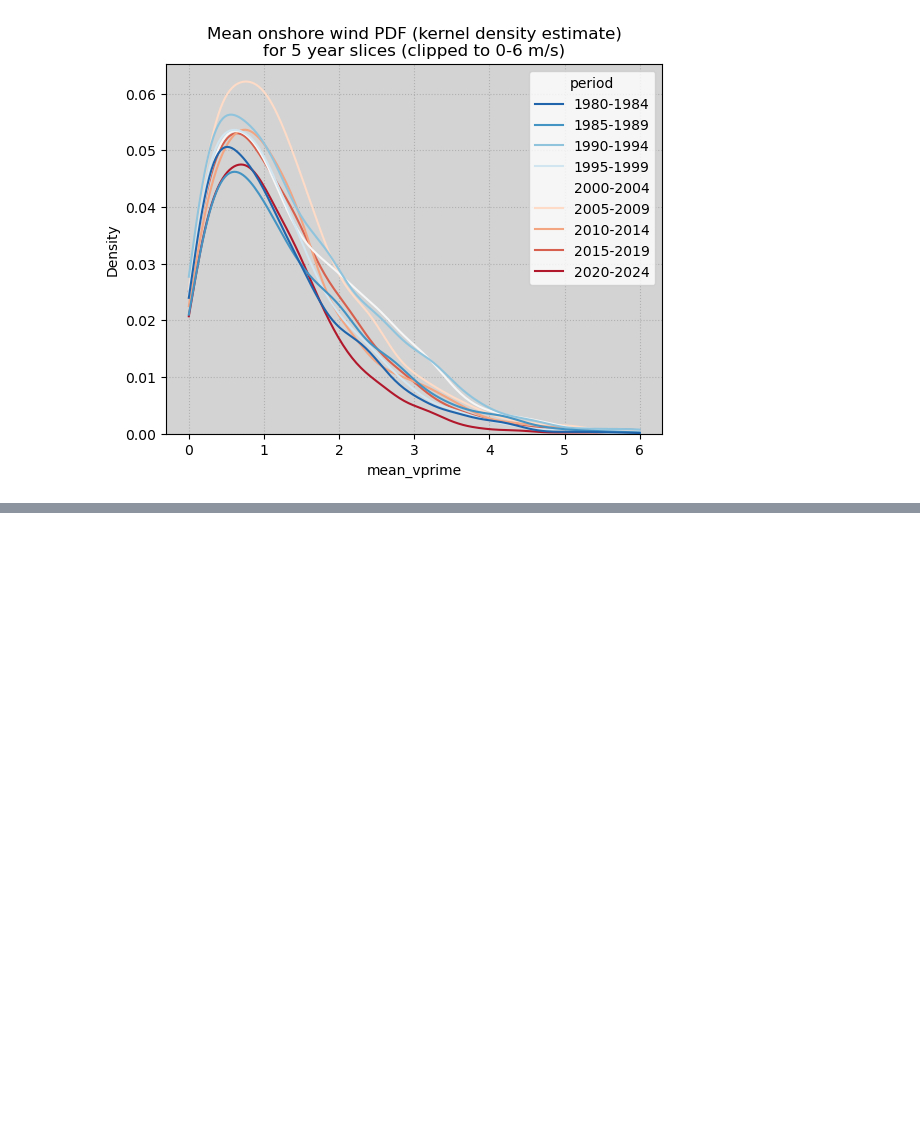
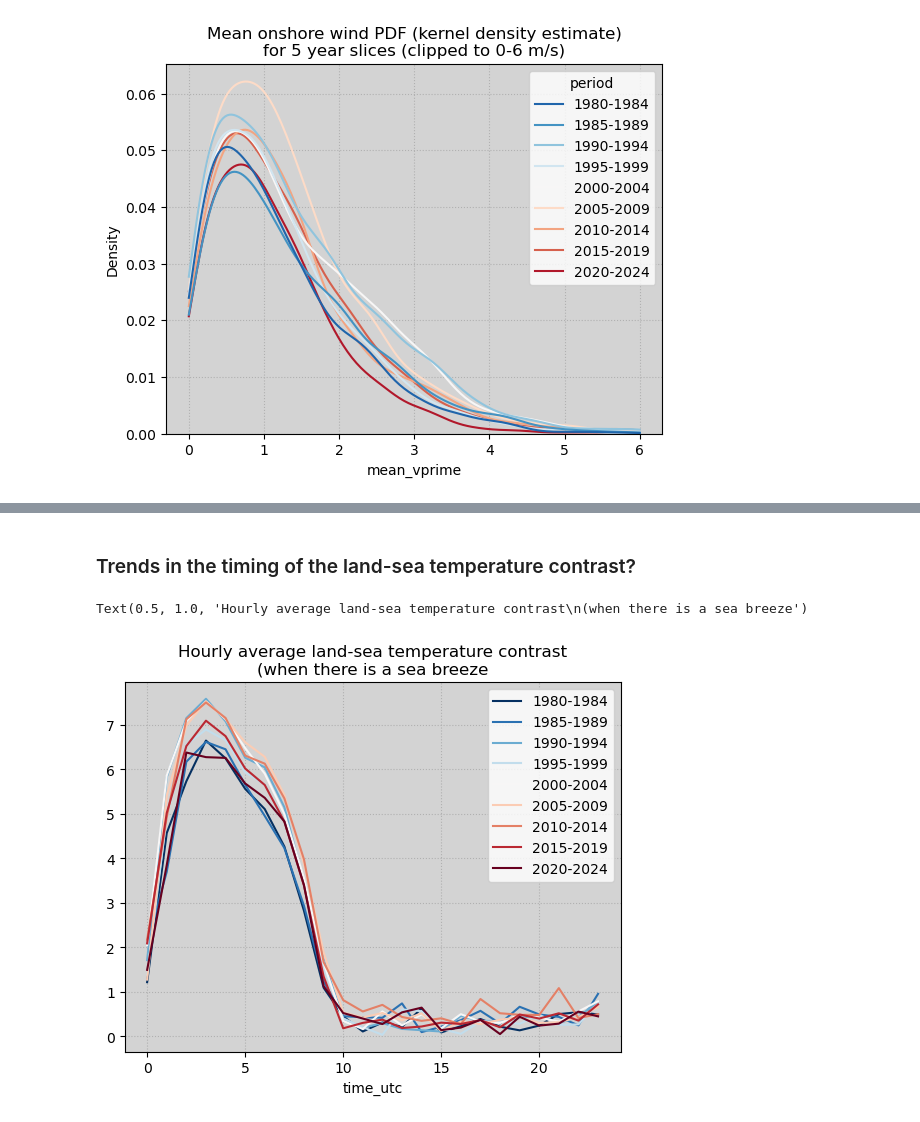
Before and after one commit to andrewbrown31/sea_breeze_analysis, a Jupyter notebook: tiwi_islands/tiwi_trends.ipynb, the cells around one changed output, grey strips where cells are left out. Cells and saved outputs as stored; diff of their text form; code cells hidden in the pictures; blank space fills up the shorter version.

```diff
--- a/tiwi_islands/tiwi_trends.ipynb
+++ b/tiwi_islands/tiwi_trends.ipynb
@@ -279,0 +288,17 @@ Text(0.5, 1.0, 'Mean sea breeze onshore wind (m/s)')
+# %% [markdown]
+### Trends in the timing of the land-sea temperature contrast?
+# %%
+ax=plt.axes()
+for n,i in zip(period_names,np.linspace(0,1,len(period_names))):
+
+    temp_intensity_df = intensity_df[intensity_df.period==n]
+    temp_intensity_df.groupby(temp_intensity_df.time_utc.dt.hour)["mean_land_sea_temp_diff"].mean().plot(ax=ax,color=plt.get_cmap("RdBu_r")(i),label=n)
+
+plt.gca().set_facecolor("lightgrey")
+plt.gca().grid(ls=":")
+plt.legend()
+
+plt.title("Hourly average land-sea temperature contrast\n(when there is a sea breeze")
+# %% [output]
+Text(0.5, 1.0, 'Hourly average land-sea temperature contrast\n(when there is a sea breeze')
+[figure, added]
```
Also changed, not shown: parts of 2 cells of this notebook.
